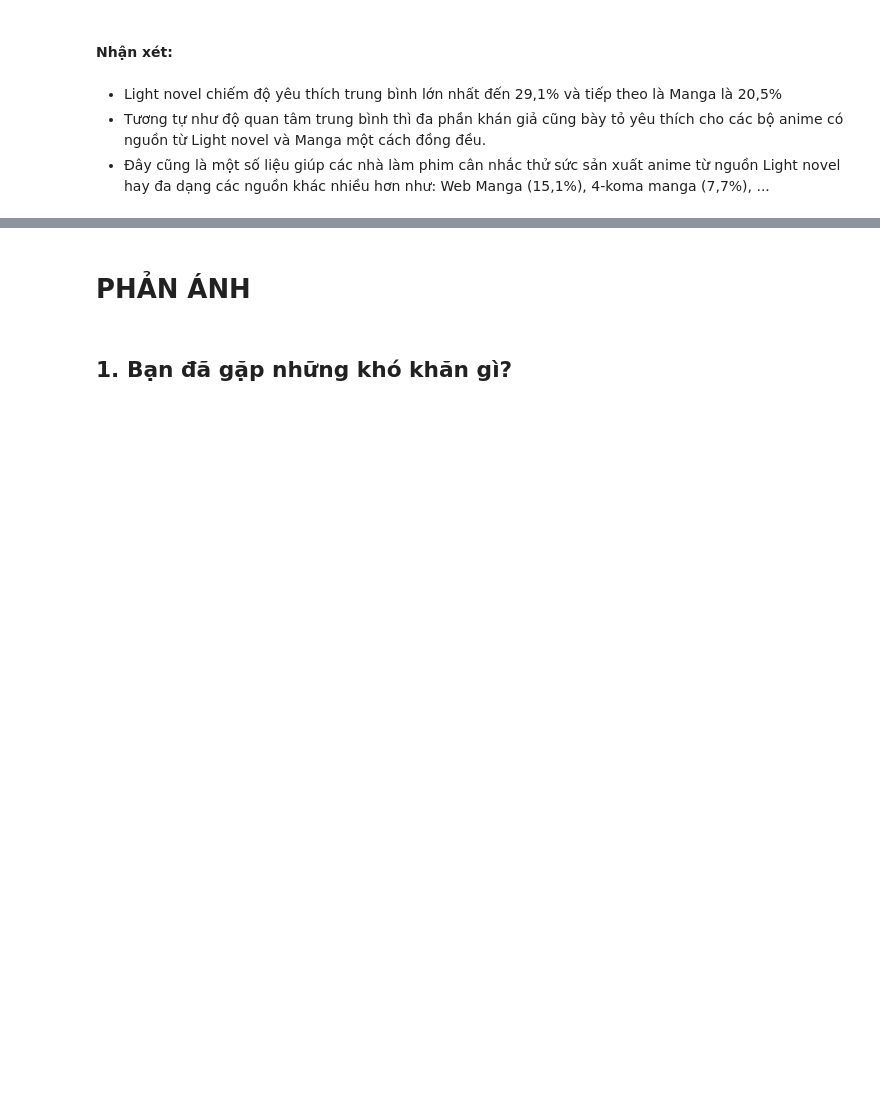
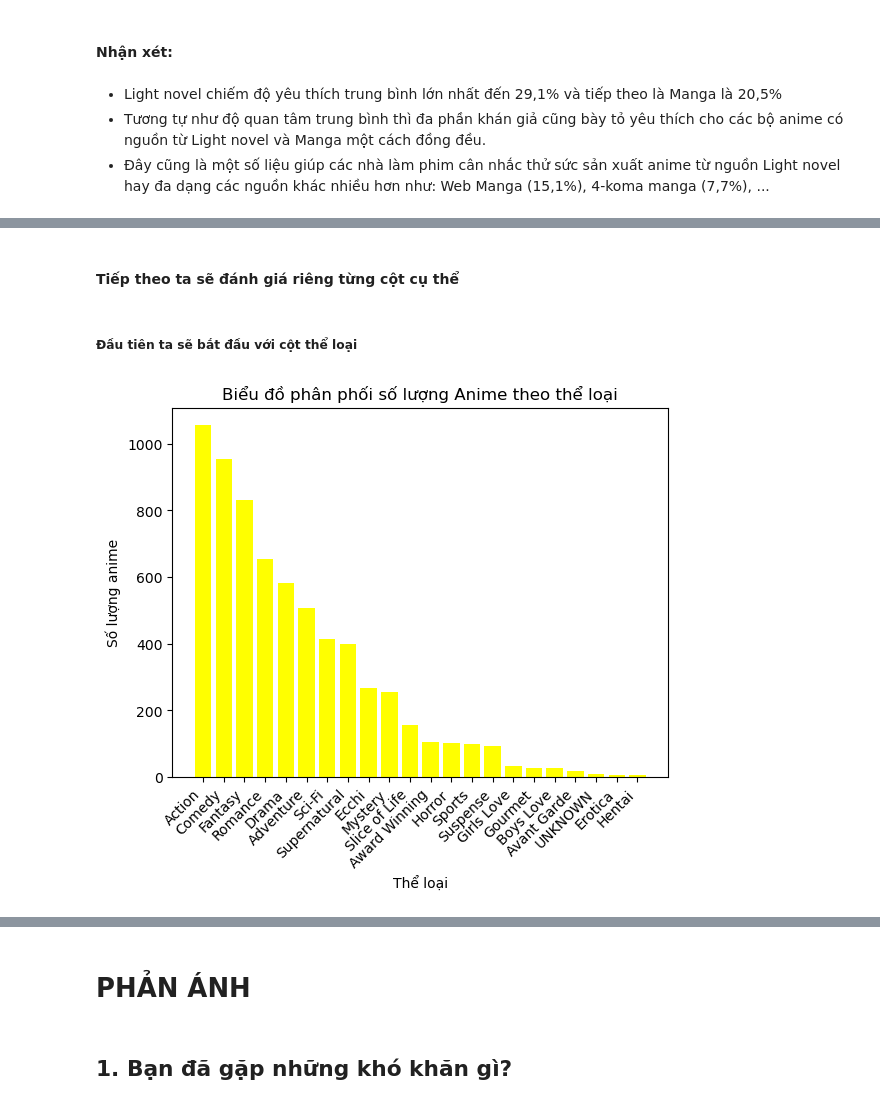
Before and after one commit to AnTuannn/FinalProject_LTKHDL_HKT, a Jupyter notebook: TraLoiCauHoi.ipynb, the cells around one changed output, grey strips where cells are left out. Saved outputs shown, nothing was run; the diff lists cells and outputs as text; code cells hidden in the pictures; blank space fills up the shorter version.

```diff
--- a/TraLoiCauHoi.ipynb
+++ b/TraLoiCauHoi.ipynb
@@ -527,0 +555,3 @@ plt.show()
+# %%
+df_sorted_pop_asc = df_sorted_pop_asc[df_sorted_pop_asc['Popularity'] != 0]
+df_sorted_pop_asc.head()
@@ -527,0 +567,3 @@ plt.show()
+# %%
+top_pop_anime23_df = df_sorted_pop_asc.iloc[:2500,:]
+top_pop_anime23_df.shape
@@ -527,0 +685,17 @@ plt.show()
+# %% [markdown]
+#### Tiếp theo ta sẽ đánh giá riêng từng cột cụ thể
+# %% [markdown]
+##### Đầu tiên ta sẽ bắt đầu với cột thể loại
+# %%
+# Vẽ biểu đồ cột
+plt.bar(genres_distribution.keys(), genres_distribution.values(), color='yellow')
+plt.xticks(rotation=45, ha='right')
+# Thêm tiêu đề và nhãn cho trục
+plt.title('Biểu đồ phân phối số lượng Anime theo thể loại')
+plt.xlabel('Thể loại')
+plt.ylabel('Số lượng anime')
+
+# Hiển thị biểu đồ
+plt.show()
+# %% [output]
+[figure, added]
```
Also changed, not shown: parts of 59 cells of this notebook.
